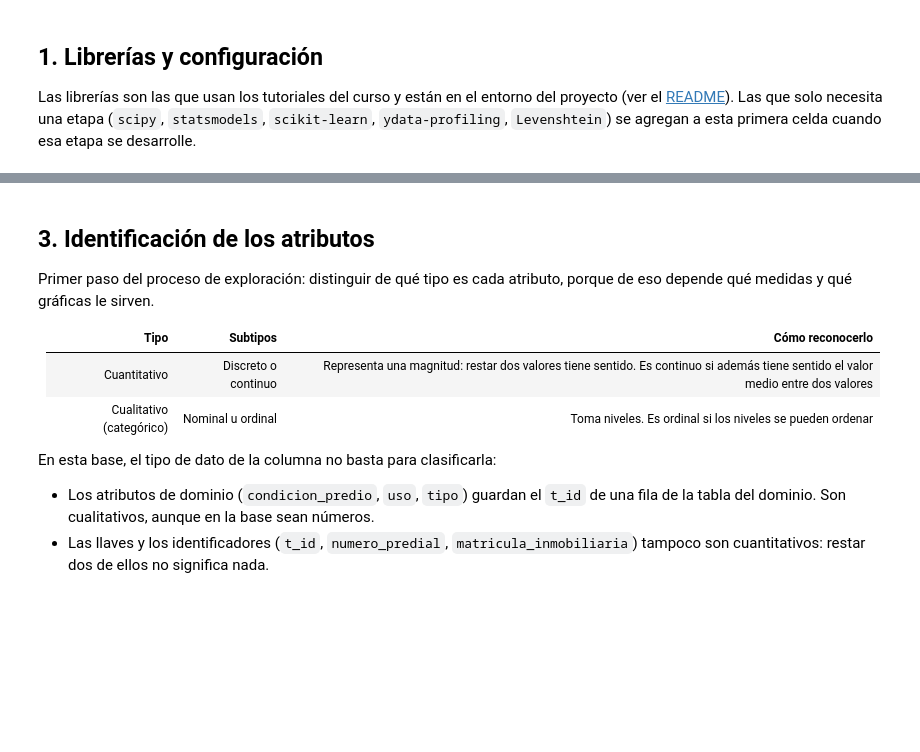
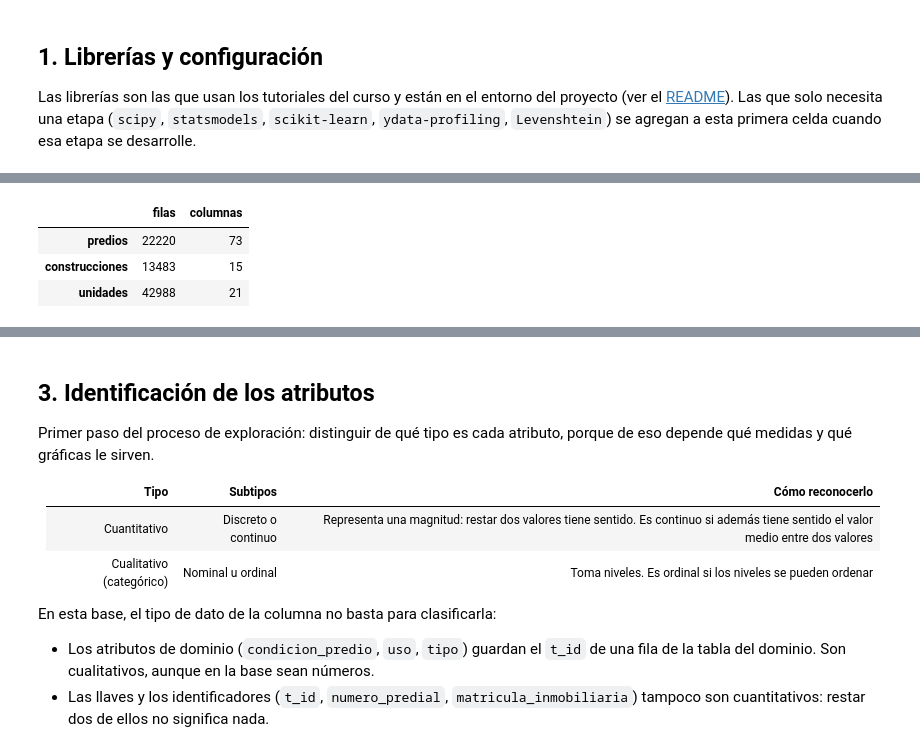
Before and after one commit to Danielfts/proyecto-MINE-ciencia-de-datos, a Jupyter notebook: entrega-1/notebooks/06-entendimiento-de-los-datos.ipynb, the cells around one changed output, grey strips where cells are left out. Cells and saved outputs as stored; diff of their text form; code cells hidden in the pictures; blank space fills up the shorter version.

```diff
--- a/entrega-1/notebooks/06-entendimiento-de-los-datos.ipynb
+++ b/entrega-1/notebooks/06-entendimiento-de-los-datos.ipynb
@@ -114,0 +165,11 @@ Como en los tutoriales del curso: leer cada tabla y revisar sus dimensiones, los
+# %%
+# Dimensiones de cada tabla
+pd.DataFrame(
+    {"filas": [len(t) for t in TABLAS.values()], "columnas": [t.shape[1] for t in TABLAS.values()]},
+    index=list(TABLAS),
+)
+# %% [output]
+|  | filas | columnas |
+| predios | 22220 | 73 |
+| construcciones | 13483 | 15 |
+| unidades | 42988 | 21 |
```
Also changed, not shown: parts of 10 cells of this notebook, 3 other files.
